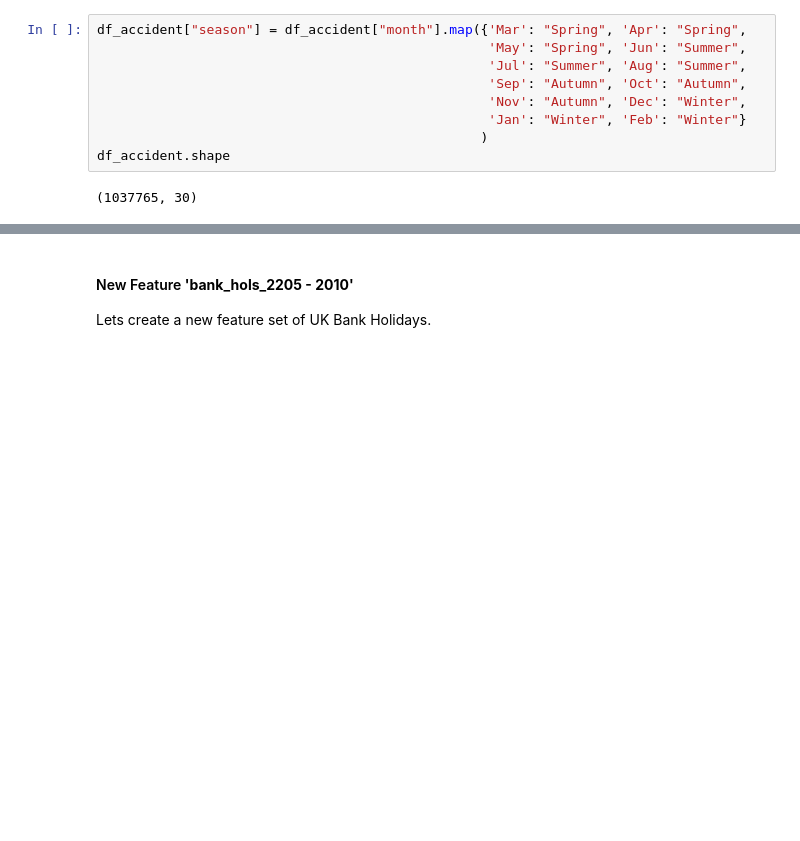
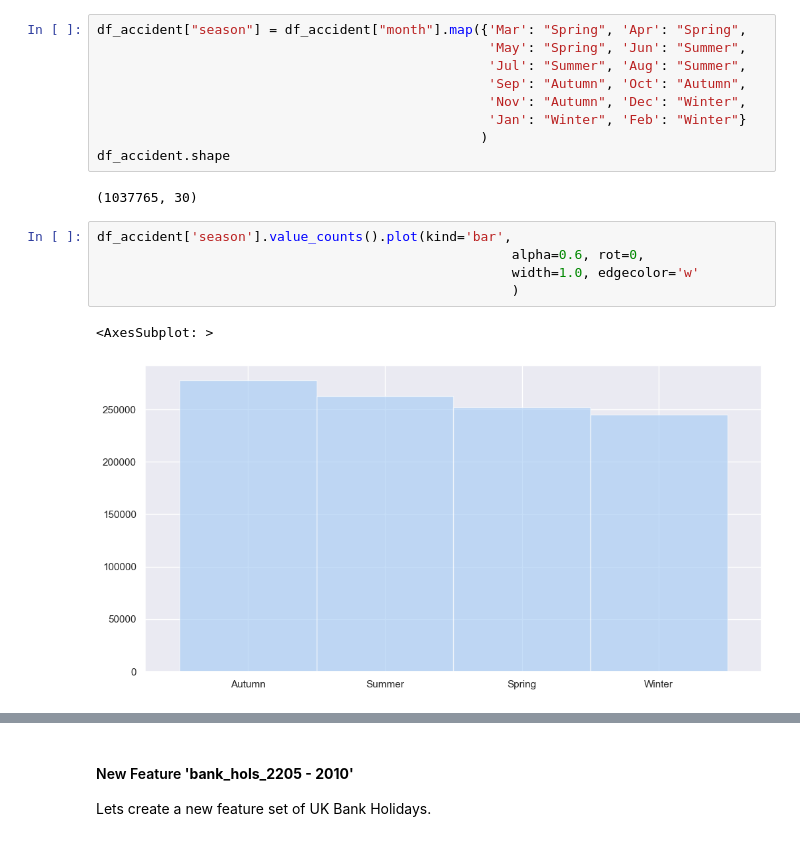
Before and after one commit to kmedri/-Omdena_Predicting_RTC_Severity_main, a Jupyter notebook: Group_1_Predicting_RTC_Severity/Predicting_RTC_Severity.ipynb, the cells around one changed output, grey strips where cells are left out. Cells and saved outputs as stored; diff of their text form; blank space fills up the shorter version.

```diff
--- a/Group_1_Predicting_RTC_Severity/Predicting_RTC_Severity.ipynb
+++ b/Group_1_Predicting_RTC_Severity/Predicting_RTC_Severity.ipynb
@@ -1151,3 +1152,11 @@ df_accident["season"] = df_accident["month"].map({'Mar': "Spring", 'Apr': "Sprin
 df_accident.shape
 # %% [output]
 (1037765, 30)
+# %%
+df_accident['season'].value_counts().plot(kind='bar',
+                                                     alpha=0.6, rot=0,
+                                                     width=1.0, edgecolor='w'
+                                                     )
+# %% [output]
+<AxesSubplot: >
+[figure, added]
```
Also changed, not shown: parts of 54 cells of this notebook, 1 other file.
